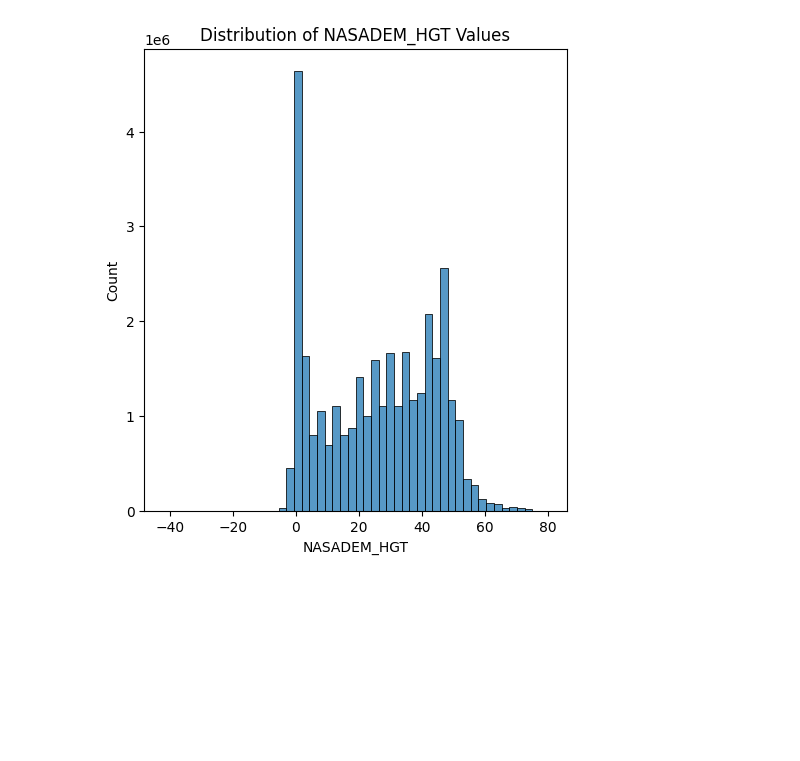
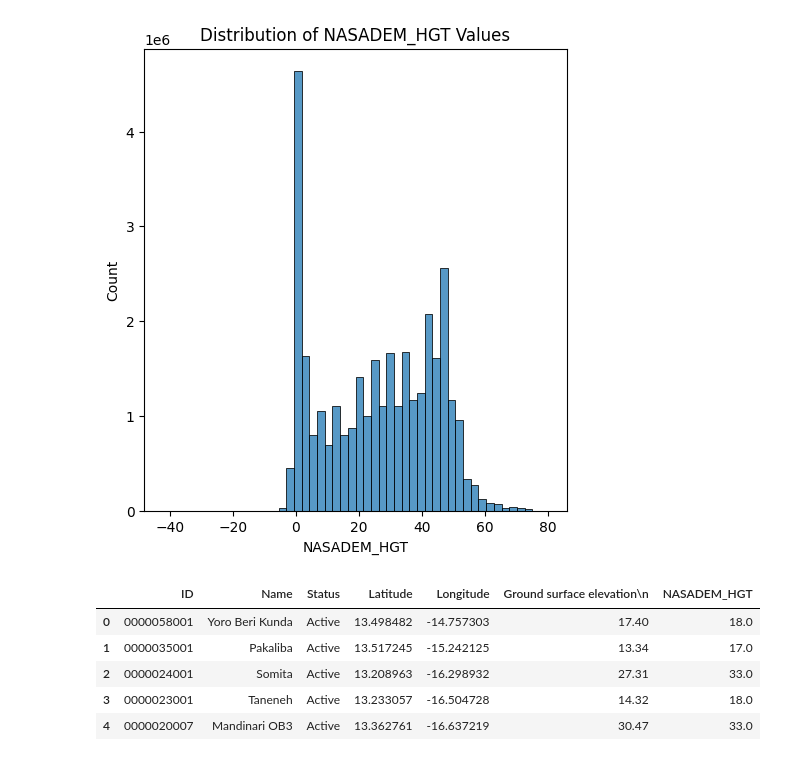
Before and after one commit to franfurey/aquaViva, a Jupyter notebook: notebooks/preprocessing/appears_nasadem_fran.ipynb, the cells around one changed output. Drawn from its saved outputs; the diff is of its cells as text; code cells hidden in the pictures; blank space fills up the shorter version.

```diff
--- a/notebooks/preprocessing/appears_nasadem_fran.ipynb
+++ b/notebooks/preprocessing/appears_nasadem_fran.ipynb
@@ -173,0 +184,9 @@ plot_nasadem_hgt_distribution(df)
+# %%
+df_nasadem.head()
+# %% [output]
+|  | ID | Name | Status | Latitude | Longitude | Ground surface elevation\n | NASADEM_HGT |
+| 0 | 0000058001 | Yoro Beri Kunda | Active | 13.498482 | -14.757303 | 17.40 | 18.0 |
+| 1 | 0000035001 | Pakaliba | Active | 13.517245 | -15.242125 | 13.34 | 17.0 |
+| 2 | 0000024001 | Somita | Active | 13.208963 | -16.298932 | 27.31 | 33.0 |
+| 3 | 0000023001 | Taneneh | Active | 13.233057 | -16.504728 | 14.32 | 18.0 |
+| 4 | 0000020007 | Mandinari OB3 | Active | 13.362761 | -16.637219 | 30.47 | 33.0 |
```
Also changed, not shown: parts of 4 cells of this notebook, 1 other file.
